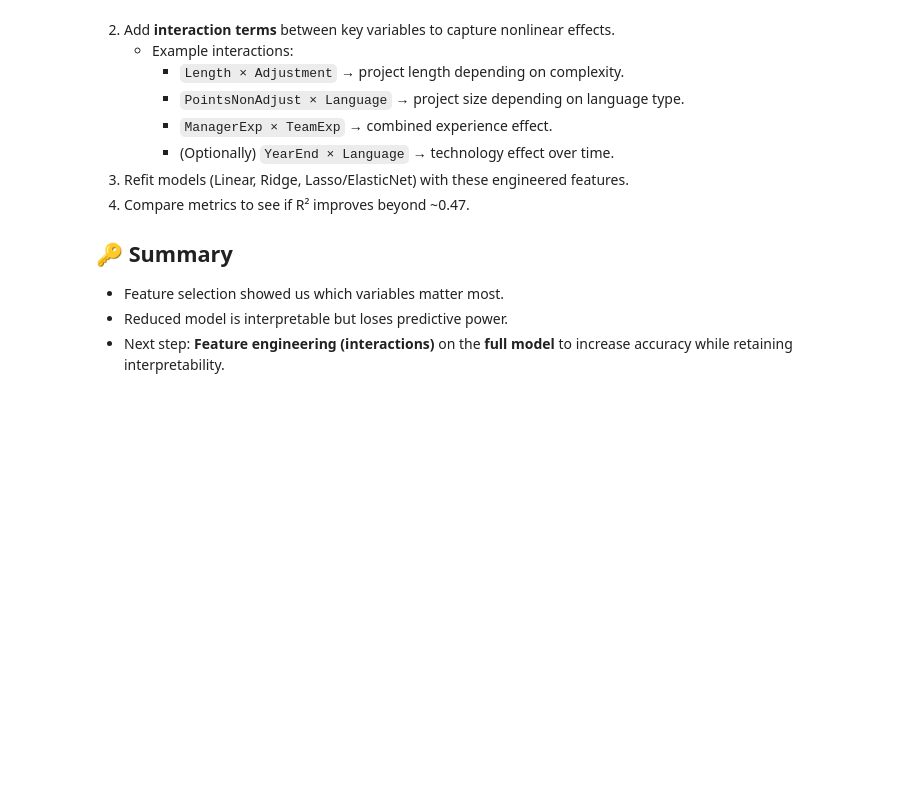
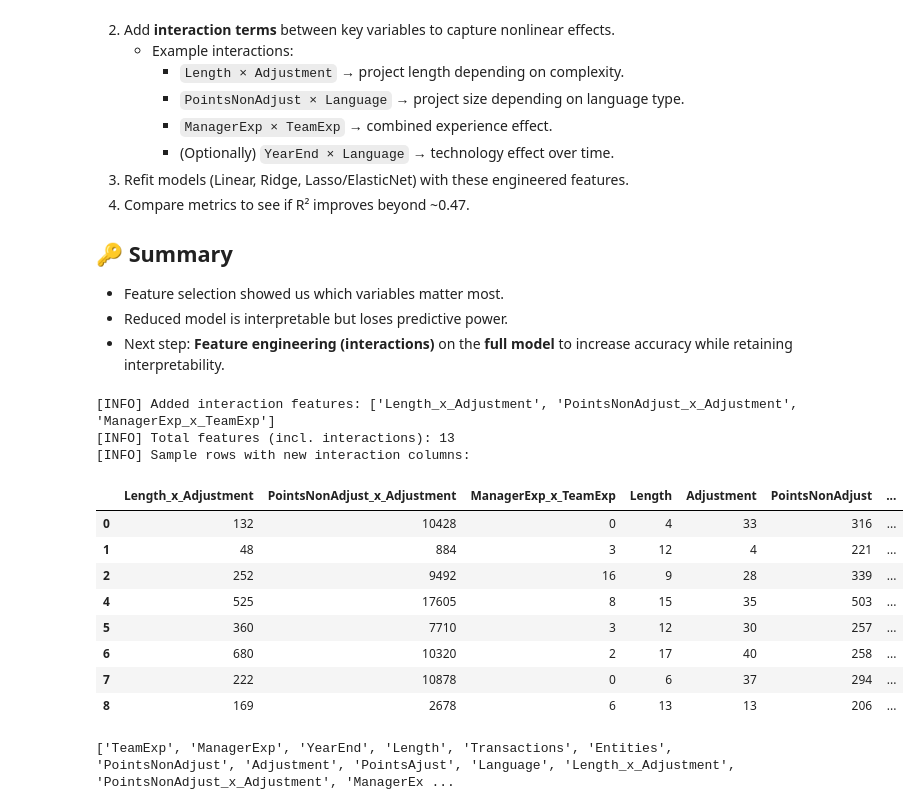
Before and after one commit to Shahbazi-Amir/SmartDevTime, a Jupyter notebook: smartdevtime_project_2.ipynb, the cells around one changed output. Saved outputs shown, nothing was run; the diff lists cells and outputs as text; code cells hidden in the pictures; blank space fills up the shorter version.

```diff
--- a/smartdevtime_project_2.ipynb
+++ b/smartdevtime_project_2.ipynb
@@ -794,3 +794,68 @@ To improve predictive accuracy, we will:
 - Feature selection showed us which variables matter most.
 - Reduced model is interpretable but loses predictive power.
 - Next step: **Feature engineering (interactions)** on the **full model** to increase accuracy while retaining interpretability.
+# %%
+# Step: Create simple numeric interactions on the full dataset (no modeling yet)
+# -----------------------------------------------------------------------------
+# Requirements:
+# - Assumes a cleaned DataFrame named `df_cleaned`
+# - Target remains LogEffort (already present or computed later in modeling step)
+#
+# What this cell does:
+# 1) Creates a copy of df_cleaned
+# 2) Adds a few numeric × numeric interaction features:
+#       - Length × Adjustment
+#       - PointsNonAdjust × Adjustment
+#       - ManagerExp × TeamExp
+# 3) Prepares a feature list (original + interactions) for the next step
+
+import pandas as pd
+
+if 'df_cleaned' not in globals():
+    raise NameError("`df_cleaned` not found. Please ensure your cleaned DataFrame is available as `df_cleaned`.")
+
+dfi = df_cleaned.copy()
+
+# --- Create interaction features (numeric × numeric)
+dfi["Length_x_Adjustment"] = dfi["Length"] * dfi["Adjustment"]
+dfi["PointsNonAdjust_x_Adjustment"] = dfi["PointsNonAdjust"] * dfi["Adjustment"]
+dfi["ManagerExp_x_TeamExp"] = dfi["ManagerExp"] * dfi["TeamExp"]
+
+# --- Define the base feature set you used before
+base_features = [
+    "TeamExp","ManagerExp","YearEnd","Length","Transactions",
+    "Entities","PointsNonAdjust","Adjustment","PointsAjust","Language"
+]
+
+# --- Build the full feature list (original + interactions)
+interaction_features = [
+    "Length_x_Adjustment",
+    "PointsNonAdjust_x_Adjustment",
+    "ManagerExp_x_TeamExp",
+]
+feature_cols_full = base_features + interaction_features
+
+# Basic sanity checks / preview
+missing_in_base = [c for c in base_features if c not in dfi.columns]
+if missing_in_base:
+    raise KeyError(f"Missing expected base feature(s) in dfi: {missing_in_base}")
+
+print("[INFO] Added interaction features:", interaction_features)
+print("[INFO] Total features (incl. interactions):", len(feature_cols_full))
+print("[INFO] Sample rows with new interaction columns:")
+display(dfi[interaction_features + ["Length","Adjustment","PointsNonAdjust","ManagerExp","TeamExp"]].head(8))
+print(feature_cols_full)
+# %% [output]
+[INFO] Added interaction features: ['Length_x_Adjustment', 'PointsNonAdjust_x_Adjustment', 'ManagerExp_x_TeamExp']
+[INFO] Total features (incl. interactions): 13
+[INFO] Sample rows with new interaction columns:
+|  | Length_x_Adjustment | PointsNonAdjust_x_Adjustment | ManagerExp_x_TeamExp | Length | Adjustment | PointsNonAdjust | ... |
+| 0 | 132 | 10428 | 0 | 4 | 33 | 316 | ... |
+| 1 | 48 | 884 | 3 | 12 | 4 | 221 | ... |
+| 2 | 252 | 9492 | 16 | 9 | 28 | 339 | ... |
+| 4 | 525 | 17605 | 8 | 15 | 35 | 503 | ... |
+| 5 | 360 | 7710 | 3 | 12 | 30 | 257 | ... |
+| 6 | 680 | 10320 | 2 | 17 | 40 | 258 | ... |
+| 7 | 222 | 10878 | 0 | 6 | 37 | 294 | ... |
+| 8 | 169 | 2678 | 6 | 13 | 13 | 206 | ... |
+['TeamExp', 'ManagerExp', 'YearEnd', 'Length', 'Transactions', 'Entities', 'PointsNonAdjust', 'Adjustment', 'PointsAjust', 'Language', 'Length_x_Adjustment', 'PointsNonAdjust_x_Adjustment', 'ManagerEx ...
```
Also changed, not shown: parts of 1 cell of this notebook.
